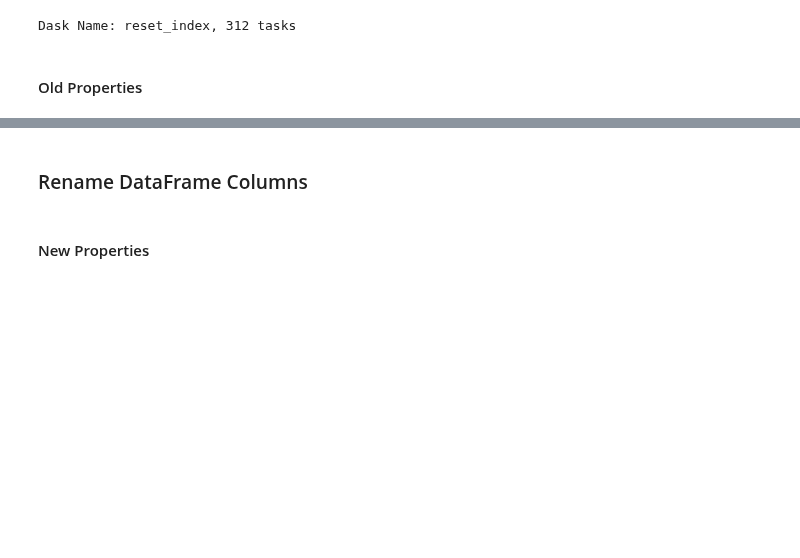
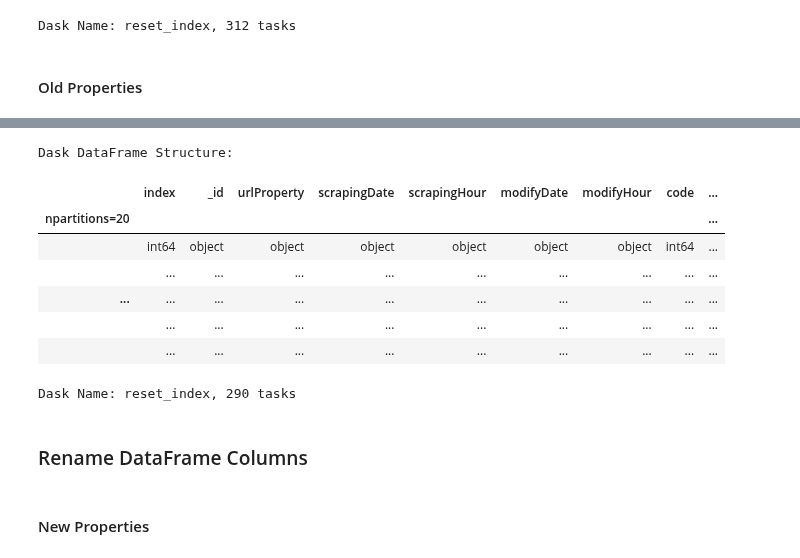
Before and after one commit to stivenramireza/anutibara-web-scraping, a Jupyter notebook: data-cleaning/data_preparation.ipynb, the cells around one changed output, grey strips where cells are left out. Saved outputs shown, nothing was run; the diff lists cells and outputs as text; code cells hidden in the pictures; blank space fills up the shorter version.

Commit message:
Rename Dask DataFrames Columns

```diff
--- a/data-cleaning/data_preparation.ipynb
+++ b/data-cleaning/data_preparation.ipynb
@@ -183,0 +125,26 @@ TypeError: can only concatenate str (not "list") to str
+# %%
+df_location = json_normalize(old_properties_json, 'location')
+ddf_location = dd.from_pandas(df_location, npartitions=10)
+# %%
+df_owner_property = json_normalize(old_properties_json, 'ownerProperty')
+ddf_owner_property = dd.from_pandas(df_owner_property, npartitions=10)
+# %%
+df_features = json_normalize(old_properties_json, 'features')
+ddf_features = dd.from_pandas(df_features, npartitions=10)
+# %%
+df_more_features = json_normalize(old_properties_json, 'moreFeatures')
+ddf_more_features = dd.from_pandas(df_more_features, npartitions=10)
+# %%
+ddf_list = [ddf_general_info, ddf_location, ddf_owner_property, ddf_features, ddf_more_features]
+ddf = dd.concat(ddf_list, axis=1)
+ddf.reset_index()
+# %% [output]
+Dask DataFrame Structure:
+|  | index | _id | urlProperty | scrapingDate | scrapingHour | modifyDate | modifyHour | code | ... |
+| npartitions=20 |  |  |  |  |  |  |  |  | ... |
+|  | int64 | object | object | object | object | object | object | int64 | ... |
+|  | ... | ... | ... | ... | ... | ... | ... | ... | ... |
+| ... | ... | ... | ... | ... | ... | ... | ... | ... | ... |
+|  | ... | ... | ... | ... | ... | ... | ... | ... | ... |
+|  | ... | ... | ... | ... | ... | ... | ... | ... | ... |
+Dask Name: reset_index, 290 tasks
```
Also changed, not shown: parts of 8 cells of this notebook.
